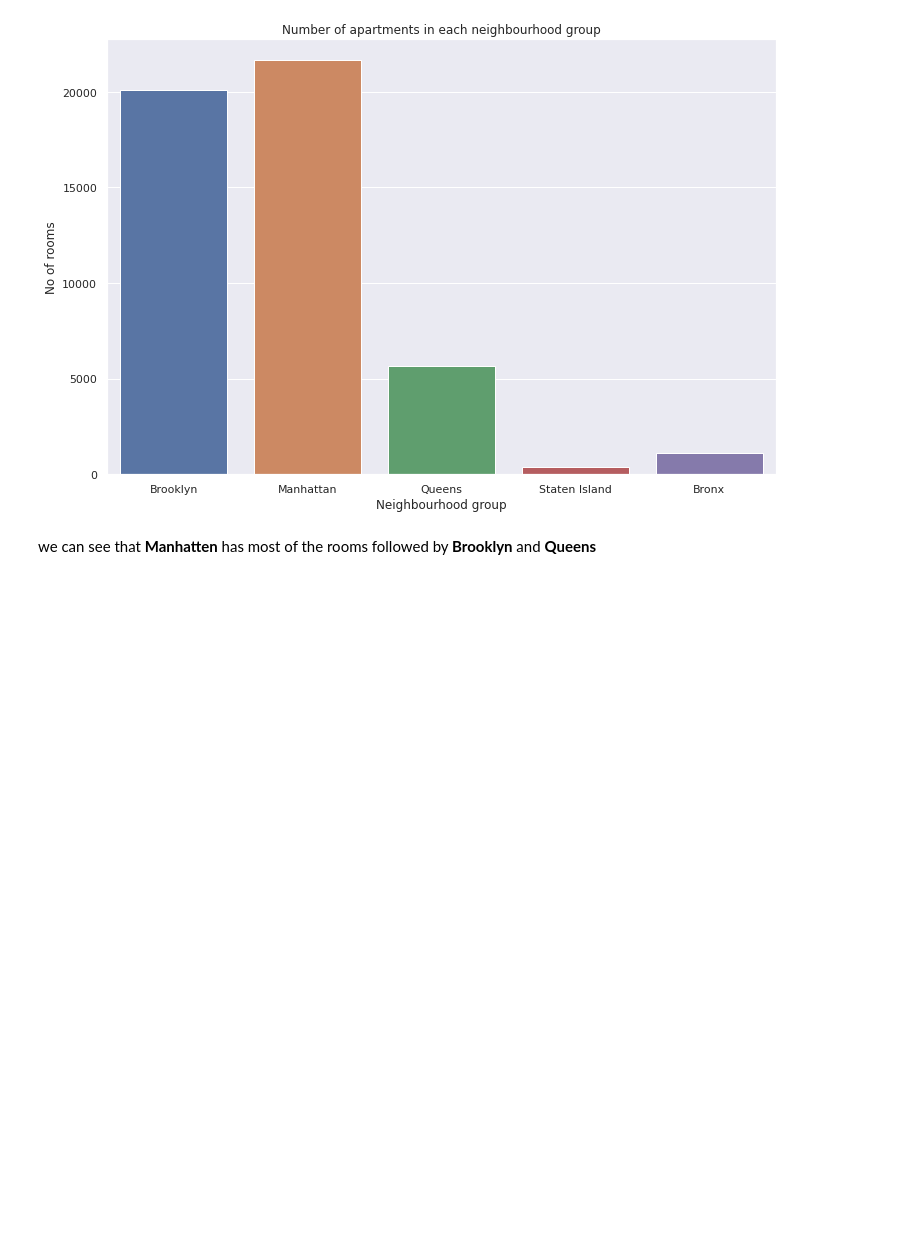
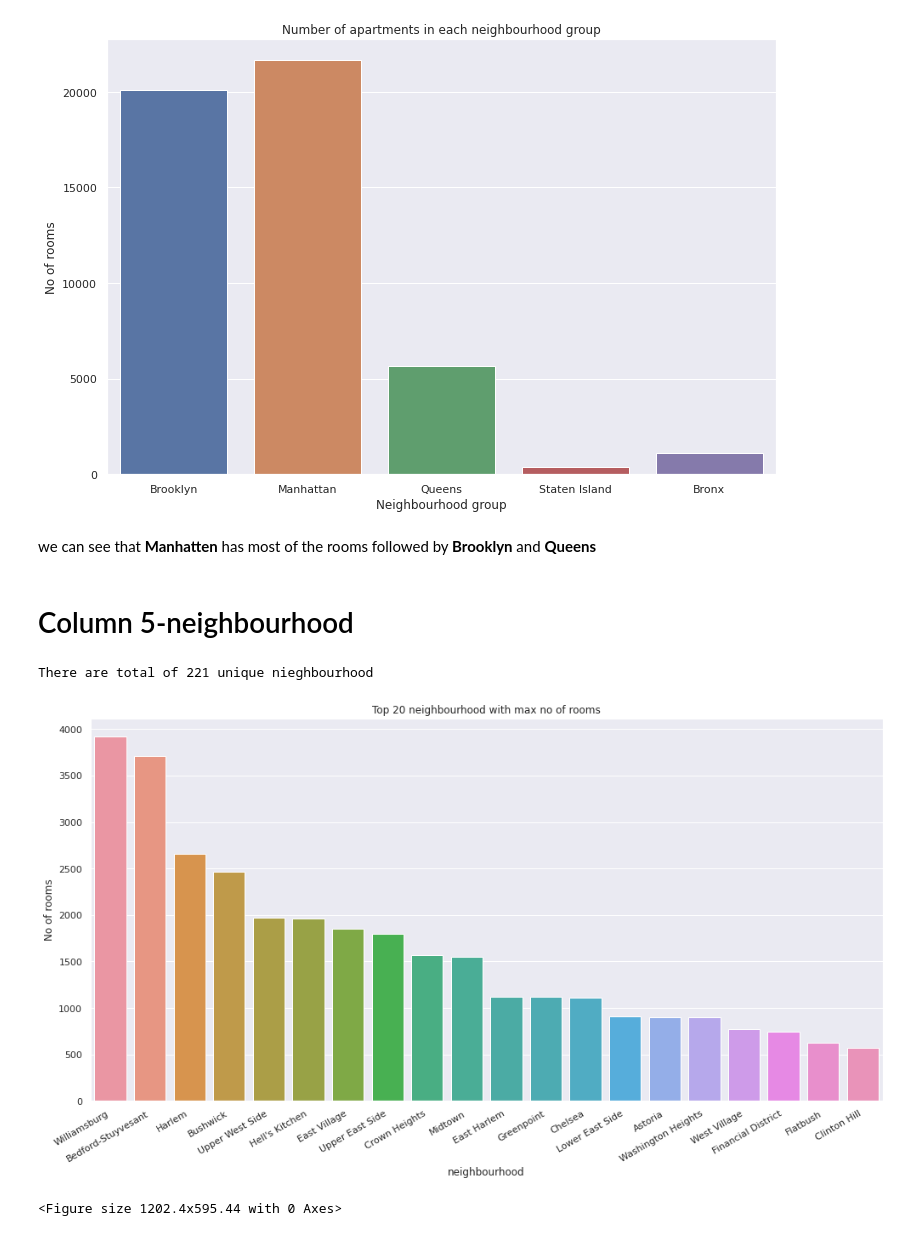
Before and after one commit to wharshal11/AirBnB-Booking-Analysis, a Jupyter notebook: Project_of_Airbnb_Bookings_Analysis_Capstone_Project.ipynb, the cells around one changed output. Drawn from its saved outputs; the diff is of its cells as text; code cells hidden in the pictures; blank space fills up the shorter version.

```diff
--- a/Project_of_Airbnb_Bookings_Analysis_Capstone_Project.ipynb
+++ b/Project_of_Airbnb_Bookings_Analysis_Capstone_Project.ipynb
@@ -146,3 +146,21 @@ plt.show()
 [figure]
 # %% [markdown]
 we can see that **Manhatten** has most of the rooms followed by **Brooklyn** and **Queens**
+# %% [markdown]
+# Column 5-neighbourhood
+# %%
+print(f'There are total of {df.neighbourhood.nunique()} unique nieghbourhood' )
+# %% [output]
+There are total of 221 unique nieghbourhood
+# %%
+#creating a count plot for top 20 neighbourhood
+sns.countplot(df.neighbourhood, order = df.neighbourhood.value_counts().iloc[:20].index ).set_title('Top 20 neighbourhood with max no of rooms')
+#rotating the x axis labels
+plt.xticks(rotation=30,ha='right')
+#adding x and y labels to the plot
+plt.ylabel('No of rooms')
+plt.figure(figsize=(16.7,8.27))
+plt.show()
+# %% [output]
+[figure, added]
+<Figure size 1202.4x595.44 with 0 Axes>
```
Also changed, not shown: parts of 11 cells of this notebook.
